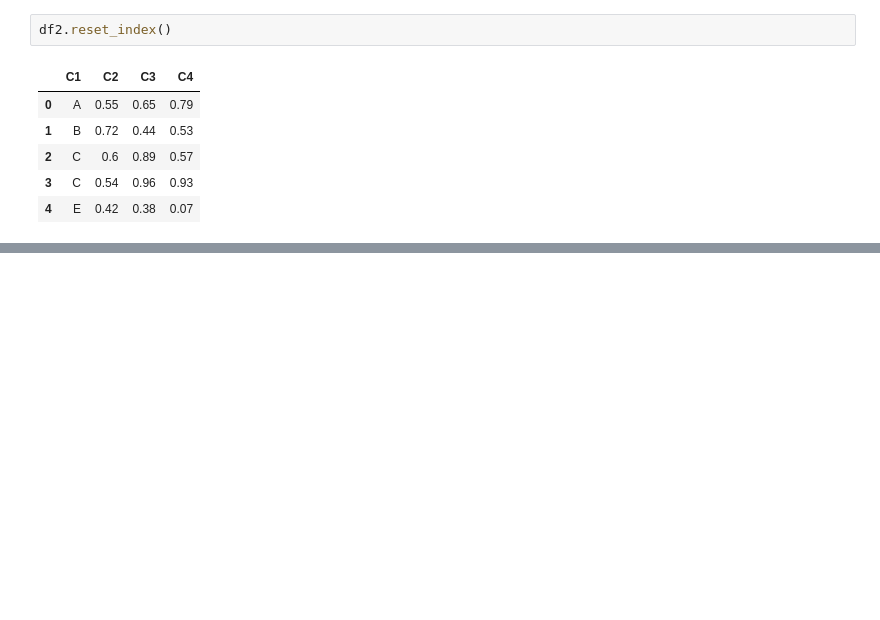
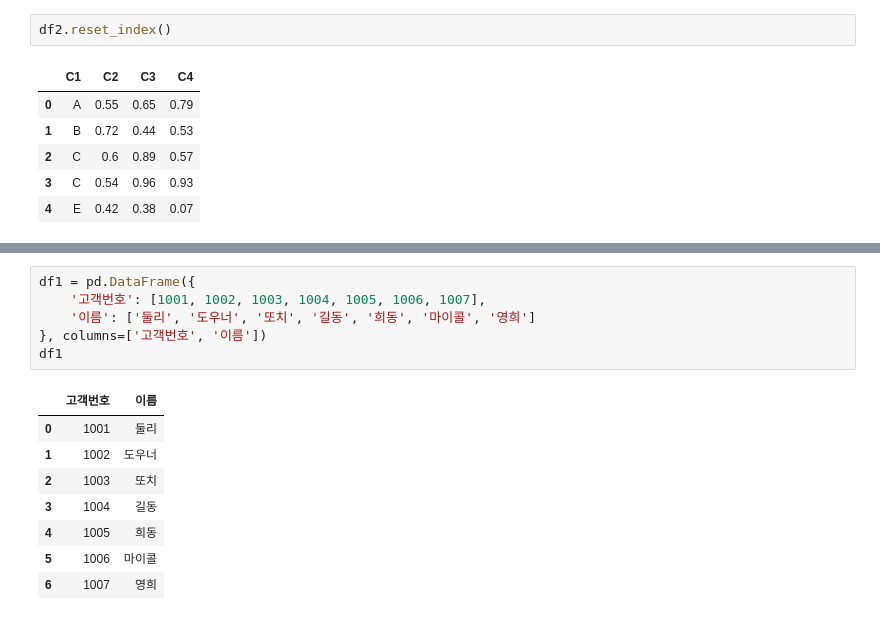
Before and after one commit to deeplog/python, a Jupyter notebook: pandas실습.ipynb, the cells around one changed output, grey strips where cells are left out. Cells and saved outputs as stored; diff of their text form; blank space fills up the shorter version.

```diff
--- a/pandas실습.ipynb
+++ b/pandas실습.ipynb
@@ -435,0 +417,15 @@ df2.reset_index()
+# %%
+df1 = pd.DataFrame({
+    '고객번호': [1001, 1002, 1003, 1004, 1005, 1006, 1007],
+    '이름': ['둘리', '도우너', '또치', '길동', '희동', '마이콜', '영희']
+}, columns=['고객번호', '이름'])
+df1
+# %% [output]
+|  | 고객번호 | 이름 |
+| 0 | 1001 | 둘리 |
+| 1 | 1002 | 도우너 |
+| 2 | 1003 | 또치 |
+| 3 | 1004 | 길동 |
+| 4 | 1005 | 희동 |
+| 5 | 1006 | 마이콜 |
+| 6 | 1007 | 영희 |
```
Also changed, not shown: parts of 7 cells of this notebook, 3 other files.
